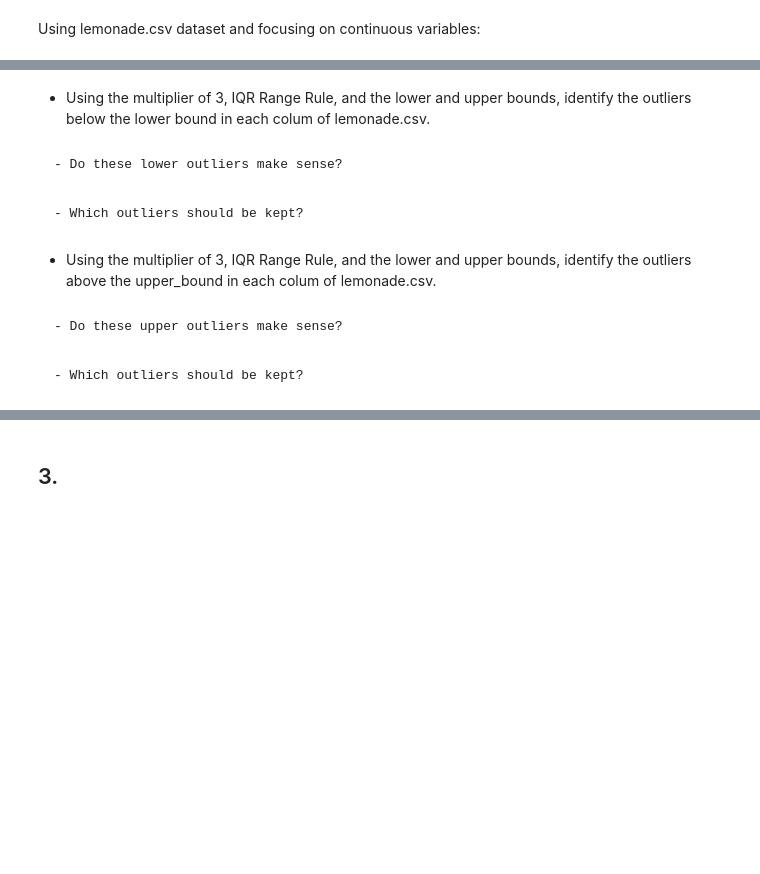
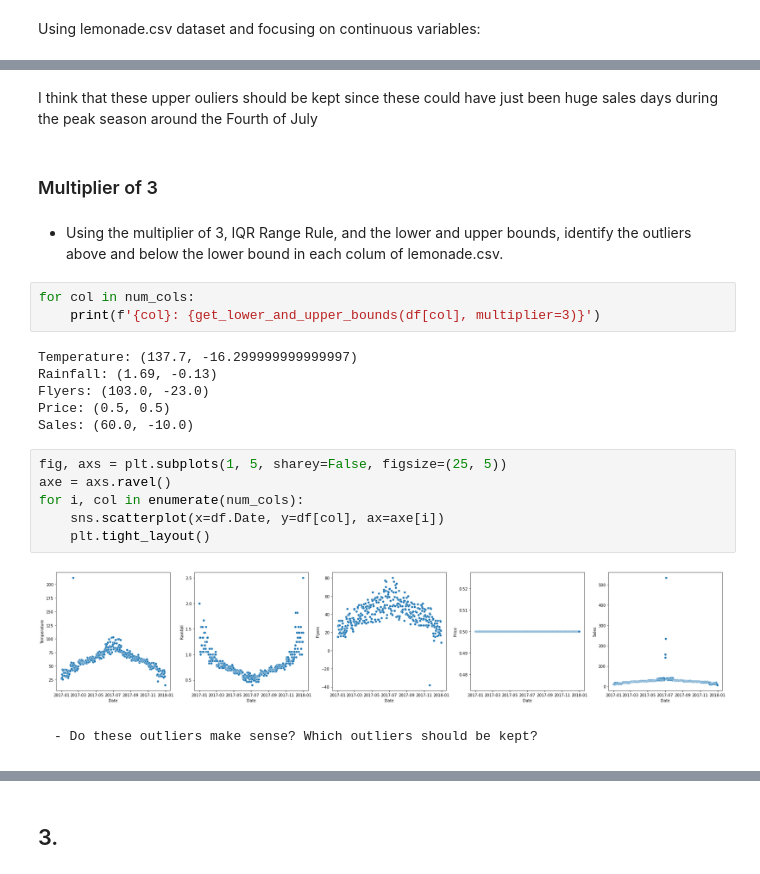
Before and after one commit to adam-talbot/anomaly-detection-exercises, a Jupyter notebook: continuous_probabilistic_methods.ipynb, the cells around one changed output, grey strips where cells are left out. Drawn from its saved outputs; the diff is of its cells as text; blank space fills up the shorter version.

```diff
--- a/continuous_probabilistic_methods.ipynb
+++ b/continuous_probabilistic_methods.ipynb
@@ -23,12 +132,25 @@ Using lemonade.csv dataset and focusing on continuous variables:
+# %% [markdown]
+I think that these upper ouliers should be kept since these could have just been huge sales days during the peak season around the Fourth of July
+# %% [markdown]
+### Multiplier of 3
 # %% [markdown]
-- Using the multiplier of 3, IQR Range Rule, and the lower and upper bounds, identify the outliers below the lower bound in each colum of lemonade.csv.
+- Using the multiplier of 3, IQR Range Rule, and the lower and upper bounds, identify the outliers above and below the lower bound in each colum of lemonade.csv.
+# %%
+for col in num_cols:
+    print(f'{col}: {get_lower_and_upper_bounds(df[col], multiplier=3)}')
+# %% [output]
+Temperature: (137.7, -16.299999999999997)
+Rainfall: (1.69, -0.13)
+Flyers: (103.0, -23.0)
+Price: (0.5, 0.5)
+Sales: (60.0, -10.0)
+# %%
+fig, axs = plt.subplots(1, 5, sharey=False, figsize=(25, 5))
+axe = axs.ravel()
+for i, col in enumerate(num_cols):
+    sns.scatterplot(x=df.Date, y=df[col], ax=axe[i])
+    plt.tight_layout()
+# %% [output]
+[figure, added]
 # %% [markdown]
-    - Do these lower outliers make sense?
+    - Do these outliers make sense? Which outliers should be kept?
-# %% [markdown]
-    - Which outliers should be kept?
-# %% [markdown]
-- Using the multiplier of 3, IQR Range Rule, and the lower and upper bounds, identify the outliers above the upper_bound in each colum of lemonade.csv.
-# %% [markdown]
-    - Do these upper outliers make sense?
-# %% [markdown]
-    - Which outliers should be kept?
```
Also changed, not shown: parts of 58 cells of this notebook.
